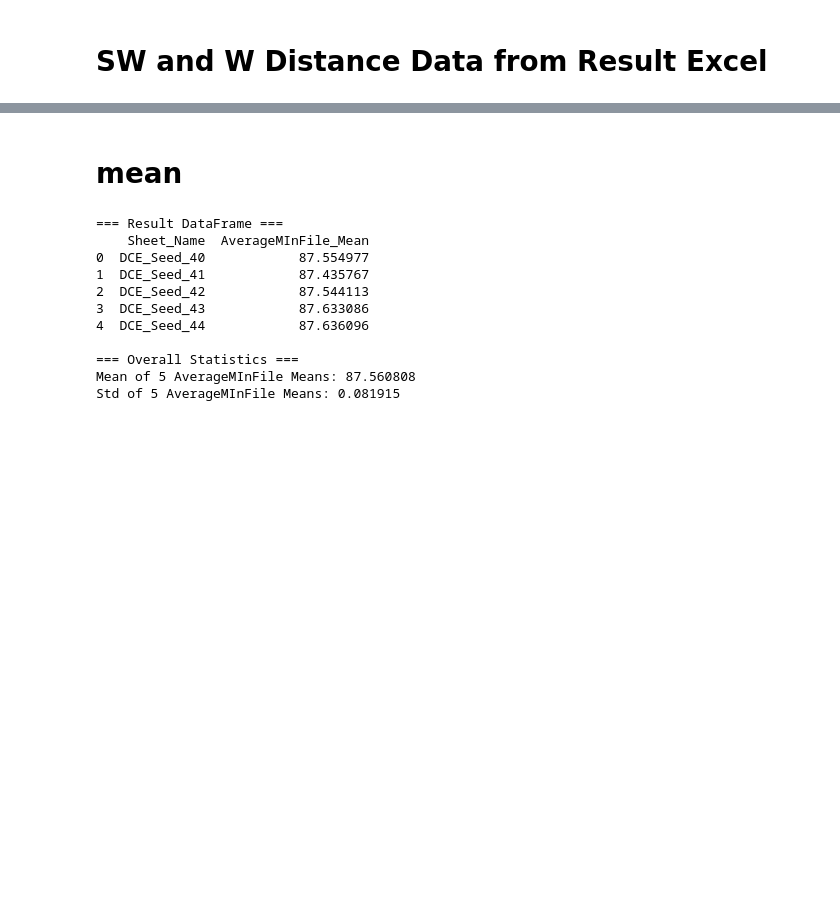
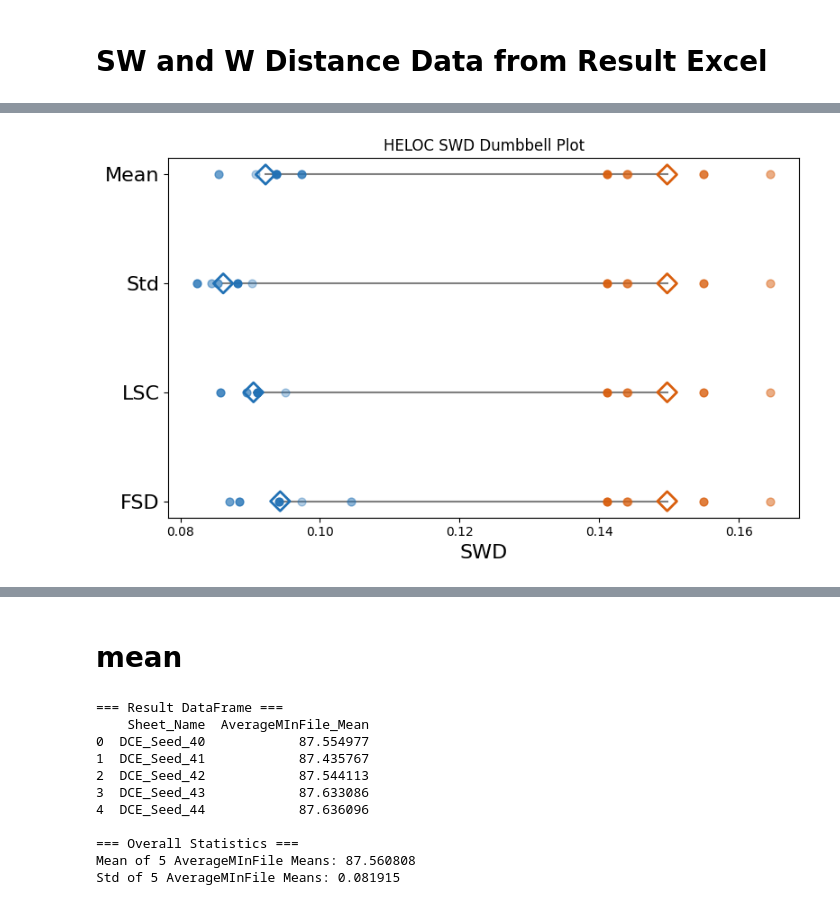
Before and after one commit to understanding-ml/Constrained-DCE, a Jupyter notebook: HELOC_analysis.ipynb, the cells around one changed output, grey strips where cells are left out. Cells and saved outputs as stored; diff of their text form; code cells hidden in the pictures; blank space fills up the shorter version.

```diff
--- a/HELOC_analysis.ipynb
+++ b/HELOC_analysis.ipynb
@@ -38,7 +38,7 @@ file_config_list = [
     {
         "short_name": "LSC",
         "name": "LSC_Constrained",
-        "filename_suffix": "_LSCConstraint_1.xlsx",
+        "filename_suffix": "_LSCConstraint.xlsx",
         "sheet_name": "LSC_Constraint_Metrics_Summary",
         "sw_col": "X_SWD_lsc_constraint",
         "w_col": "Y_WD_lsc_constraint"
@@ -46,7 +46,7 @@ file_config_list = [
     {
         "short_name": "FSD",
         "name": "FSD_Constrained",
-        "filename_suffix": "_FSDConstraint_0.05.xlsx",
+        "filename_suffix": "_FSDConstraint_NetFractionInstallBurden_0.005.xlsx",
         "sheet_name": "FSD_Constraint_Metrics_Summary",
         "sw_col": "X_SWD_fsd_constraint",
         "w_col": "Y_WD_fsd_constraint"
@@ -83,0 +126,77 @@ FSD   0.121157  0.009696  0.081070  0.000794
+# %%
+import matplotlib.pyplot as plt
+import numpy as np
+
+metric = "SWD"
+
+constraints = ["Mean", "Std", "LSC", "FSD"]
+y_pos = np.arange(len(constraints))
+
+baseline_vals = plot_df[plot_df["constraint"] == "DCE"][metric].values
+baseline_mean = baseline_vals.mean()
+
+baseline_color = "#d95f0e"
+constrained_color = "#2171b5"
+alphas = [0.35, 0.5, 0.65, 0.8, 0.95]
+
+fig, ax = plt.subplots(figsize=(8, 5))
+
+for i, c in enumerate(constraints):
+    constrained_vals = plot_df[plot_df["constraint"] == c][metric].values
+    constrained_mean = constrained_vals.mean()
+
+    # baseline
+    for j, val in enumerate(baseline_vals):
+        ax.scatter(
+            val,
+            i,
+            color=baseline_color,
+            alpha=alphas[j],
+            s=40,
+            zorder=3
+        )
+
+    # constrained
+    for j, val in enumerate(constrained_vals):
+        ax.scatter(
+            val,
+            i,
+            color=constrained_color,
+            alpha=alphas[j],
+            s=40,
+            zorder=3
+        )
+
+    ax.plot(
+        [baseline_mean, constrained_mean],
+        [i, i],
+        color="gray",
+        linewidth=1.5,
+        zorder=2
+    )
+
+    ax.scatter(
+        baseline_mean, i,
+        facecolors="none",
+        edgecolors=baseline_color,
+        s=120, marker="D", linewidths=2, zorder=5
+    )
+    ax.scatter(
+        constrained_mean, i,
+        facecolors="none",
+        edgecolors=constrained_color,
+        s=120, marker="D", linewidths=2, zorder=5
+    )
+
+ax.set_yticks(y_pos)
+ax.set_yticklabels(constraints,fontsize=16)
+ax.invert_yaxis()
+
+ax.set_xlabel(metric,fontsize=16)
+# ax.set_ylabel("Constraint")
+ax.set_title(f"{dataset_name} {metric} Dumbbell Plot")
+
+plt.tight_layout()
+plt.show()
+# %% [output]
+[figure, added]
```
Also changed, not shown: parts of 15 cells of this notebook, 44 other files.
